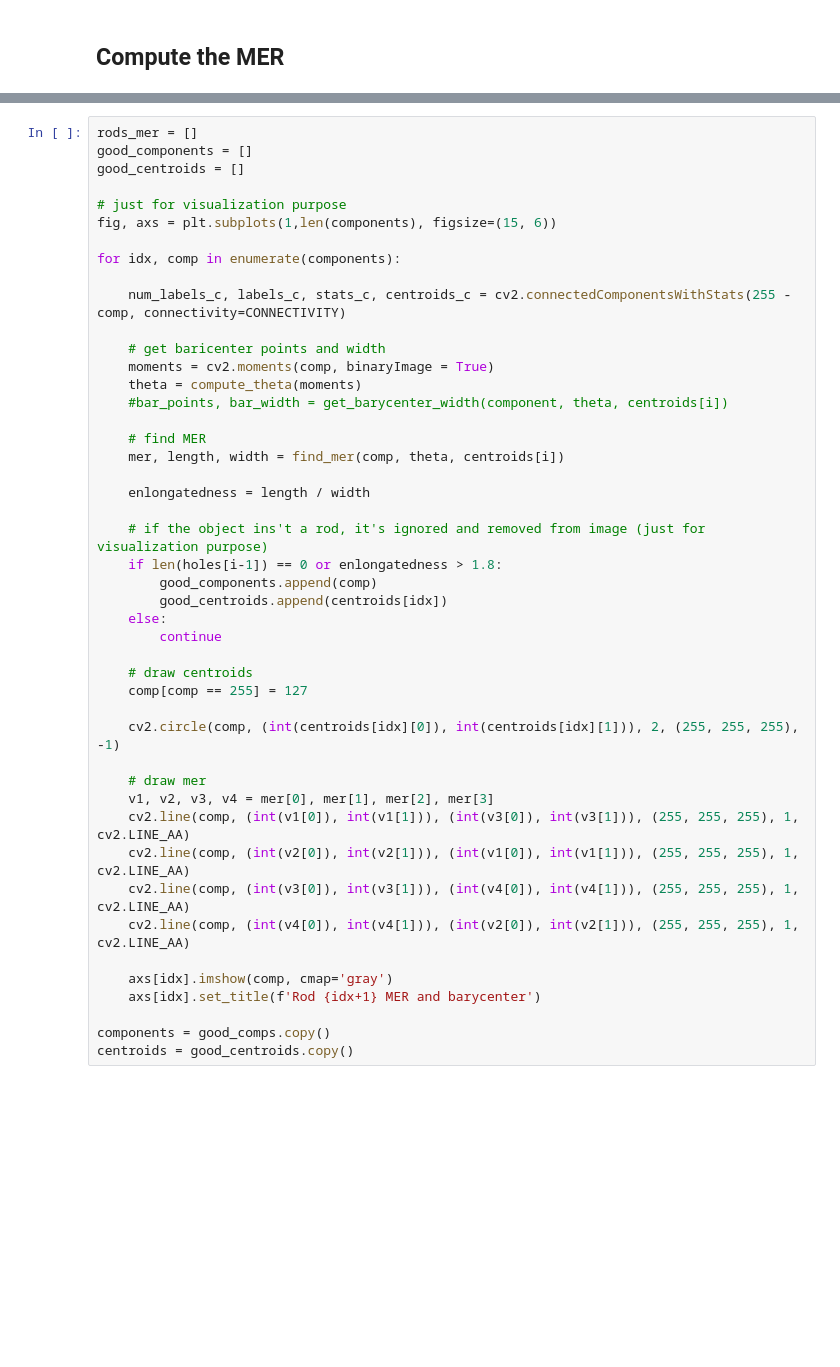
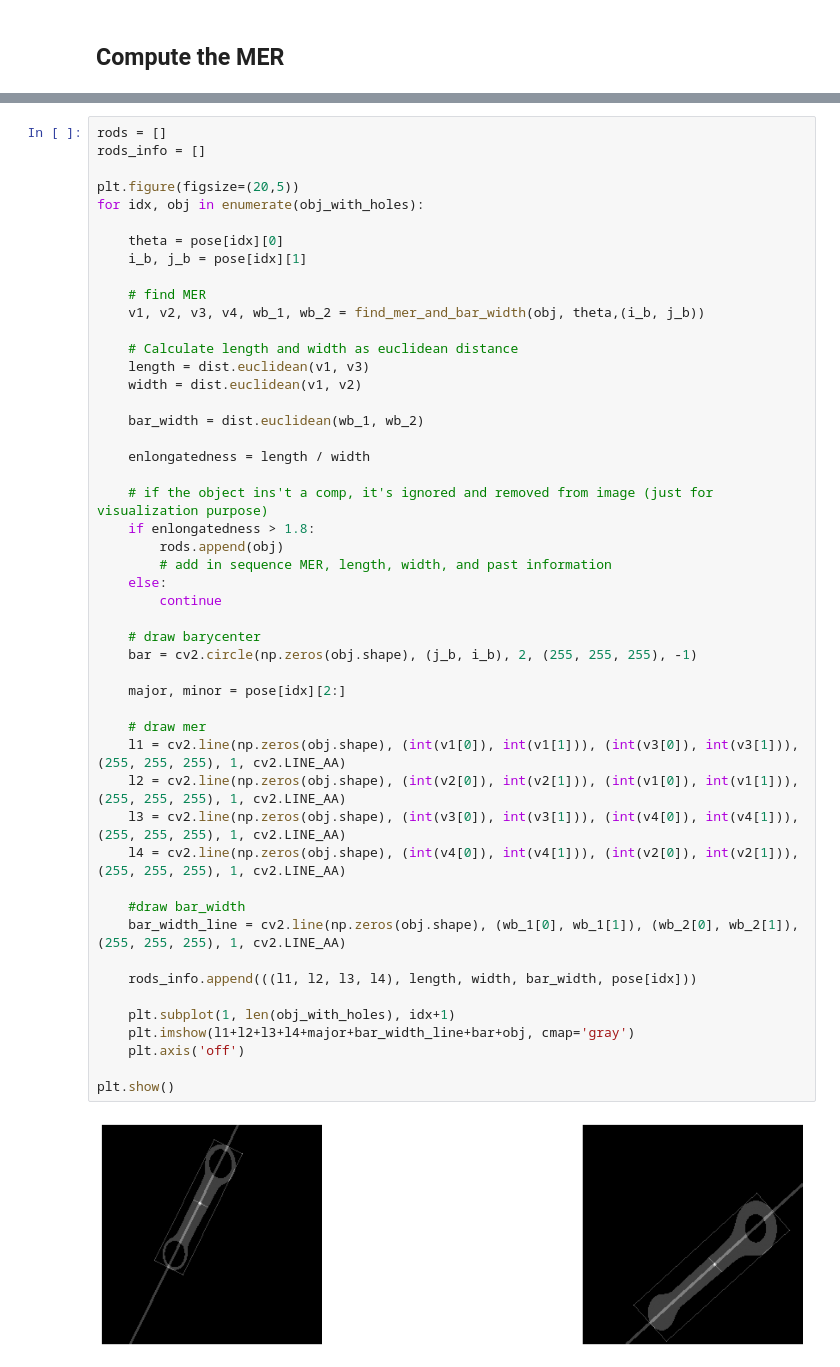
Before and after one commit to matteoperiani2/rod_analysis, a Jupyter notebook: project.ipynb, the cells around one changed output, grey strips where cells are left out. Saved outputs shown, nothing was run; the diff lists cells and outputs as text; blank space fills up the shorter version.

```diff
--- a/project.ipynb
+++ b/project.ipynb
@@ -501,46 +528,51 @@ def get_barycenter_width(component, angle, centroid):
 # %%
-rods_mer = []
-good_components = []
-good_centroids = []
+rods = []
+rods_info = []
 
-# just for visualization purpose
-fig, axs = plt.subplots(1,len(components), figsize=(15, 6))
+plt.figure(figsize=(20,5))
+for idx, obj in enumerate(obj_with_holes):
 
-for idx, comp in enumerate(components):
-
-    num_labels_c, labels_c, stats_c, centroids_c = cv2.connectedComponentsWithStats(255 - comp, connectivity=CONNECTIVITY)
-
-    # get baricenter points and width
-    moments = cv2.moments(comp, binaryImage = True)
-    theta = compute_theta(moments)
-    #bar_points, bar_width = get_barycenter_width(component, theta, centroids[i])
+    theta = pose[idx][0]
+    i_b, j_b = pose[idx][1]
 
     # find MER
-    mer, length, width = find_mer(comp, theta, centroids[i])
+    v1, v2, v3, v4, wb_1, wb_2 = find_mer_and_bar_width(obj, theta,(i_b, j_b))
+
+    # Calculate length and width as euclidean distance
+    length = dist.euclidean(v1, v3)
+    width = dist.euclidean(v1, v2)
+
+    bar_width = dist.euclidean(wb_1, wb_2)
 
     enlongatedness = length / width
 
-    # if the object ins't a rod, it's ignored and removed from image (just for visualization purpose)
-    if len(holes[i-1]) == 0 or enlongatedness > 1.8:
-        good_components.append(comp)
-        good_centroids.append(centroids[idx])
+    # if the object ins't a comp, it's ignored and removed from image (just for visualization purpose)
+    if enlongatedness > 1.8:
+        rods.append(obj)
+        # add in sequence MER, length, width, and past information
     else:
         continue
 
-    # draw centroids
-    comp[comp == 255] = 127
+    # draw barycenter
+    bar = cv2.circle(np.zeros(obj.shape), (j_b, i_b), 2, (255, 255, 255), -1)
 
-    cv2.circle(comp, (int(centroids[idx][0]), int(centroids[idx][1])), 2, (255, 255, 255), -1)
+    major, minor = pose[idx][2:]
 
     # draw mer
-    v1, v2, v3, v4 = mer[0], mer[1], mer[2], mer[3]
-    cv2.line(comp, (int(v1[0]), int(v1[1])), (int(v3[0]), int(v3[1])), (255, 255, 255), 1, cv2.LINE_AA)
-    cv2.line(comp, (int(v2[0]), int(v2[1])), (int(v1[0]), int(v1[1])), (255, 255, 255), 1, cv2.LINE_AA)
-    cv2.line(comp, (int(v3[0]), int(v3[1])), (int(v4[0]), int(v4[1])), (255, 255, 255), 1, cv2.LINE_AA)
-    cv2.line(comp, (int(v4[0]), int(v4[1])), (int(v2[0]), int(v2[1])), (255, 255, 255), 1, cv2.LINE_AA)
+    l1 = cv2.line(np.zeros(obj.shape), (int(v1[0]), int(v1[1])), (int(v3[0]), int(v3[1])), (255, 255, 255), 1, cv2.LINE_AA)
+    l2 = cv2.line(np.zeros(obj.shape), (int(v2[0]), int(v2[1])), (int(v1[0]), int(v1[1])), (255, 255, 255), 1, cv2.LINE_AA)
+    l3 = cv2.line(np.zeros(obj.shape), (int(v3[0]), int(v3[1])), (int(v4[0]), int(v4[1])), (255, 255, 255), 1, cv2.LINE_AA)
+    l4 = cv2.line(np.zeros(obj.shape), (int(v4[0]), int(v4[1])), (int(v2[0]), int(v2[1])), (255, 255, 255), 1, cv2.LINE_AA)
 
-    axs[idx].imshow(comp, cmap='gray')
-    axs[idx].set_title(f'Rod {idx+1} MER and barycenter')
+    #draw bar_width
+    bar_width_line = cv2.line(np.zeros(obj.shape), (wb_1[0], wb_1[1]), (wb_2[0], wb_2[1]), (255, 255, 255), 1, cv2.LINE_AA)
 
-components = good_comps.copy()
-centroids = good_centroids.copy()
+    rods_info.append(((l1, l2, l3, l4), length, width, bar_width, pose[idx]))
+
+    plt.subplot(1, len(obj_with_holes), idx+1)
+    plt.imshow(l1+l2+l3+l4+major+bar_width_line+bar+obj, cmap='gray')
+    plt.axis('off')
+
+plt.show()
+# %% [output]
+[figure, added]
```
Also changed, not shown: parts of 29 cells of this notebook.
